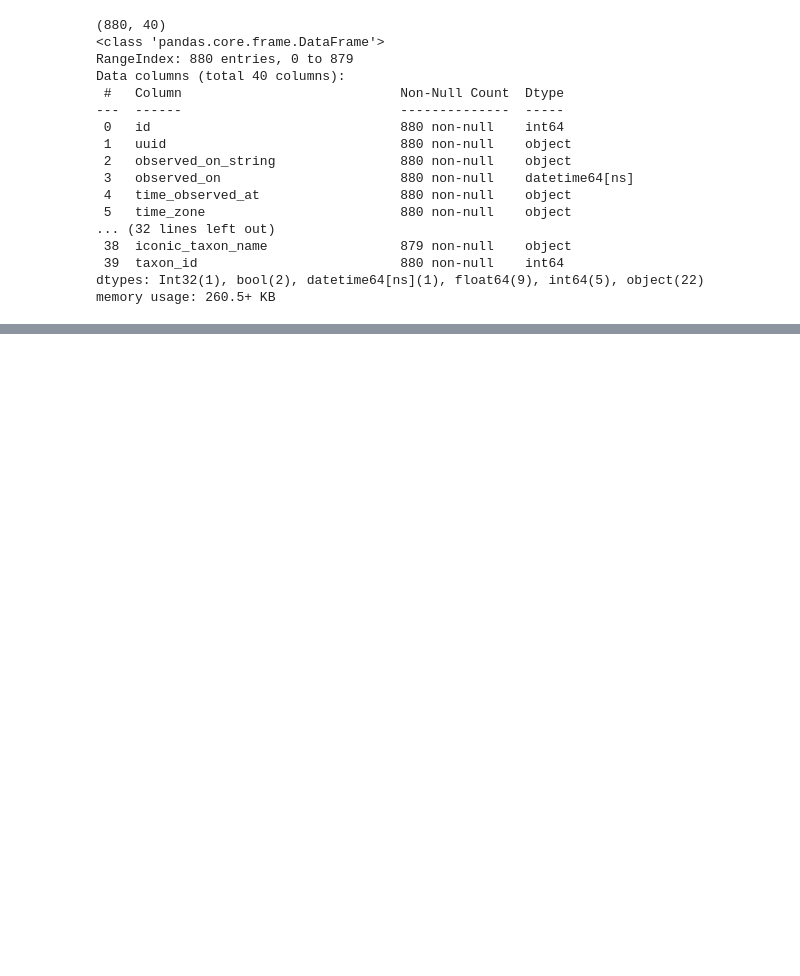
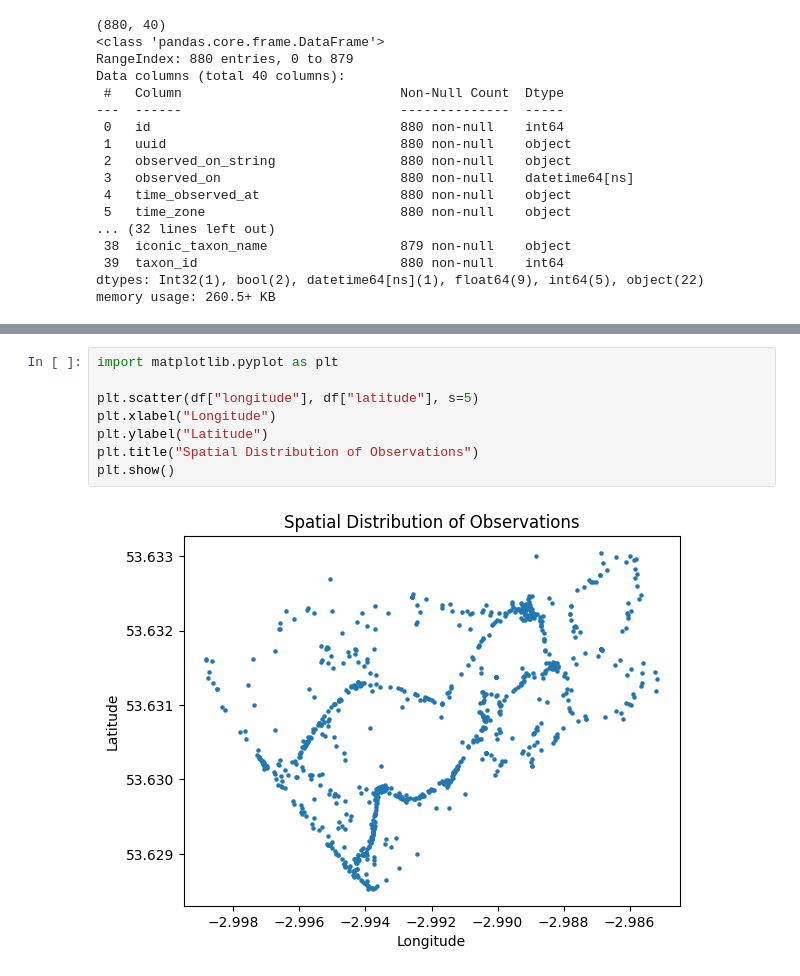
Before and after one commit to phoebesinclair2/biodiversity_dashboard, a Jupyter notebook: notebooks/01_exploration.ipynb, the cells around one changed output, grey strips where cells are left out. Saved outputs shown, nothing was run; the diff lists cells and outputs as text; blank space fills up the shorter version.

```diff
--- a/notebooks/01_exploration.ipynb
+++ b/notebooks/01_exploration.ipynb
@@ -71,0 +120,10 @@ df_reduced.shape
+# %%
+import matplotlib.pyplot as plt
+
+plt.scatter(df["longitude"], df["latitude"], s=5)
+plt.xlabel("Longitude")
+plt.ylabel("Latitude")
+plt.title("Spatial Distribution of Observations")
+plt.show()
+# %% [output]
+[figure, added]
```
Also changed, not shown: parts of 3 cells of this notebook.
